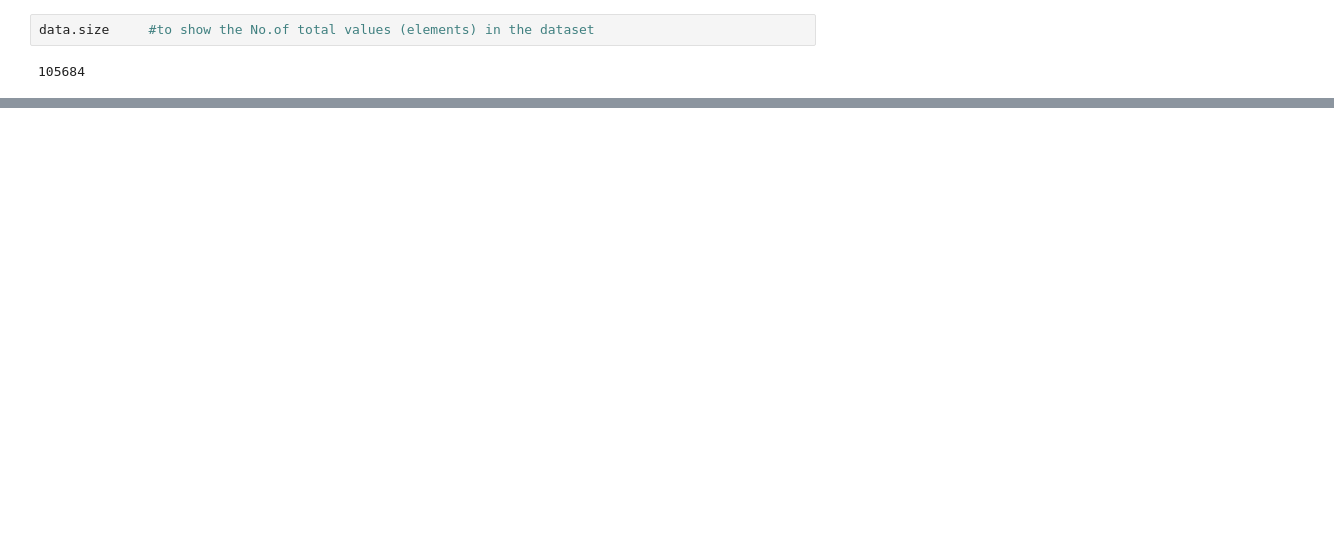
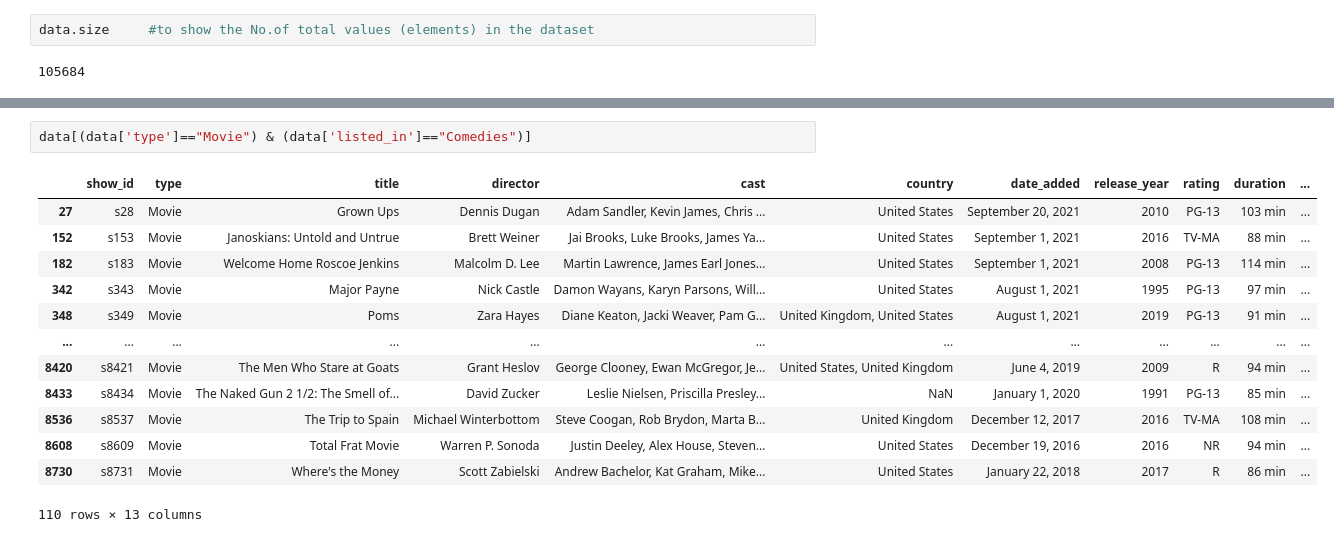
Before and after one commit to sagar-bhukya/netflix_data_analysis, a Jupyter notebook: netflix_project_DA.ipynb, the cells around one changed output, grey strips where cells are left out. Drawn from its saved outputs; the diff is of its cells as text; blank space fills up the shorter version.

```diff
--- a/netflix_project_DA.ipynb
+++ b/netflix_project_DA.ipynb
@@ -72,0 +469,16 @@ Index(['show_id', 'type', 'title', 'director', 'cast', 'country', 'date_added',
+# %%
+data[(data['type']=="Movie") & (data['listed_in']=="Comedies")]
+# %% [output]
+|  | show_id | type | title | director | cast | country | date_added | release_year | rating | duration | ... |
+| 27 | s28 | Movie | Grown Ups | Dennis Dugan | Adam Sandler, Kevin James, Chris ... | United States | September 20, 2021 | 2010 | PG-13 | 103 min | ... |
+| 152 | s153 | Movie | Janoskians: Untold and Untrue | Brett Weiner | Jai Brooks, Luke Brooks, James Ya... | United States | September 1, 2021 | 2016 | TV-MA | 88 min | ... |
+| 182 | s183 | Movie | Welcome Home Roscoe Jenkins | Malcolm D. Lee | Martin Lawrence, James Earl Jones... | United States | September 1, 2021 | 2008 | PG-13 | 114 min | ... |
+| 342 | s343 | Movie | Major Payne | Nick Castle | Damon Wayans, Karyn Parsons, Will... | United States | August 1, 2021 | 1995 | PG-13 | 97 min | ... |
+| 348 | s349 | Movie | Poms | Zara Hayes | Diane Keaton, Jacki Weaver, Pam G... | United Kingdom, United States | August 1, 2021 | 2019 | PG-13 | 91 min | ... |
+| ... | ... | ... | ... | ... | ... | ... | ... | ... | ... | ... | ... |
+| 8420 | s8421 | Movie | The Men Who Stare at Goats | Grant Heslov | George Clooney, Ewan McGregor, Je... | United States, United Kingdom | June 4, 2019 | 2009 | R | 94 min | ... |
+| 8433 | s8434 | Movie | The Naked Gun 2 1/2: The Smell of... | David Zucker | Leslie Nielsen, Priscilla Presley... | NaN | January 1, 2020 | 1991 | PG-13 | 85 min | ... |
+| 8536 | s8537 | Movie | The Trip to Spain | Michael Winterbottom | Steve Coogan, Rob Brydon, Marta B... | United Kingdom | December 12, 2017 | 2016 | TV-MA | 108 min | ... |
+| 8608 | s8609 | Movie | Total Frat Movie | Warren P. Sonoda | Justin Deeley, Alex House, Steven... | United States | December 19, 2016 | 2016 | NR | 94 min | ... |
+| 8730 | s8731 | Movie | Where's the Money | Scott Zabielski | Andrew Bachelor, Kat Graham, Mike... | United States | January 22, 2018 | 2017 | R | 86 min | ... |
+110 rows × 13 columns
```
Also changed, not shown: parts of 110 cells of this notebook.
